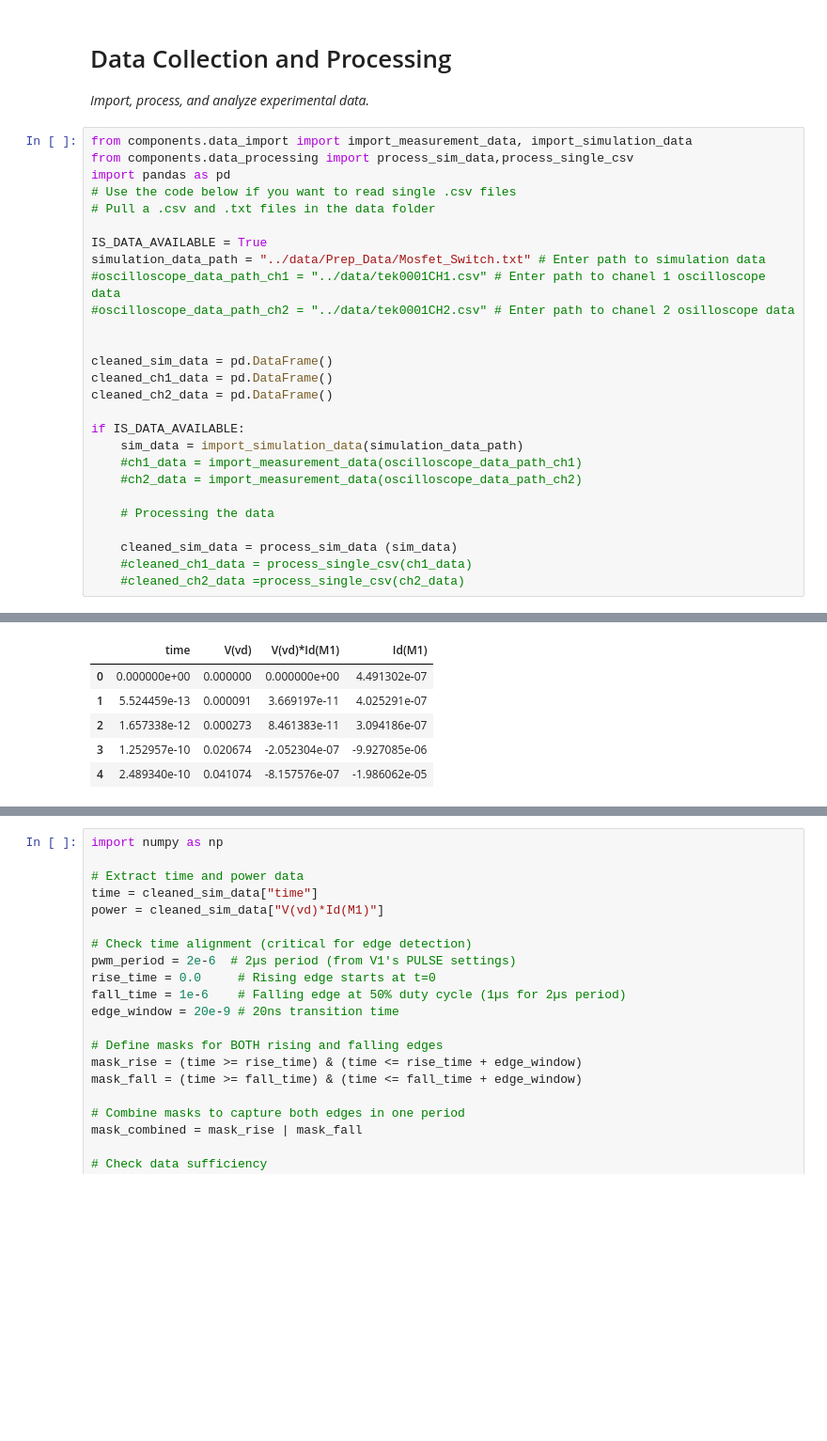
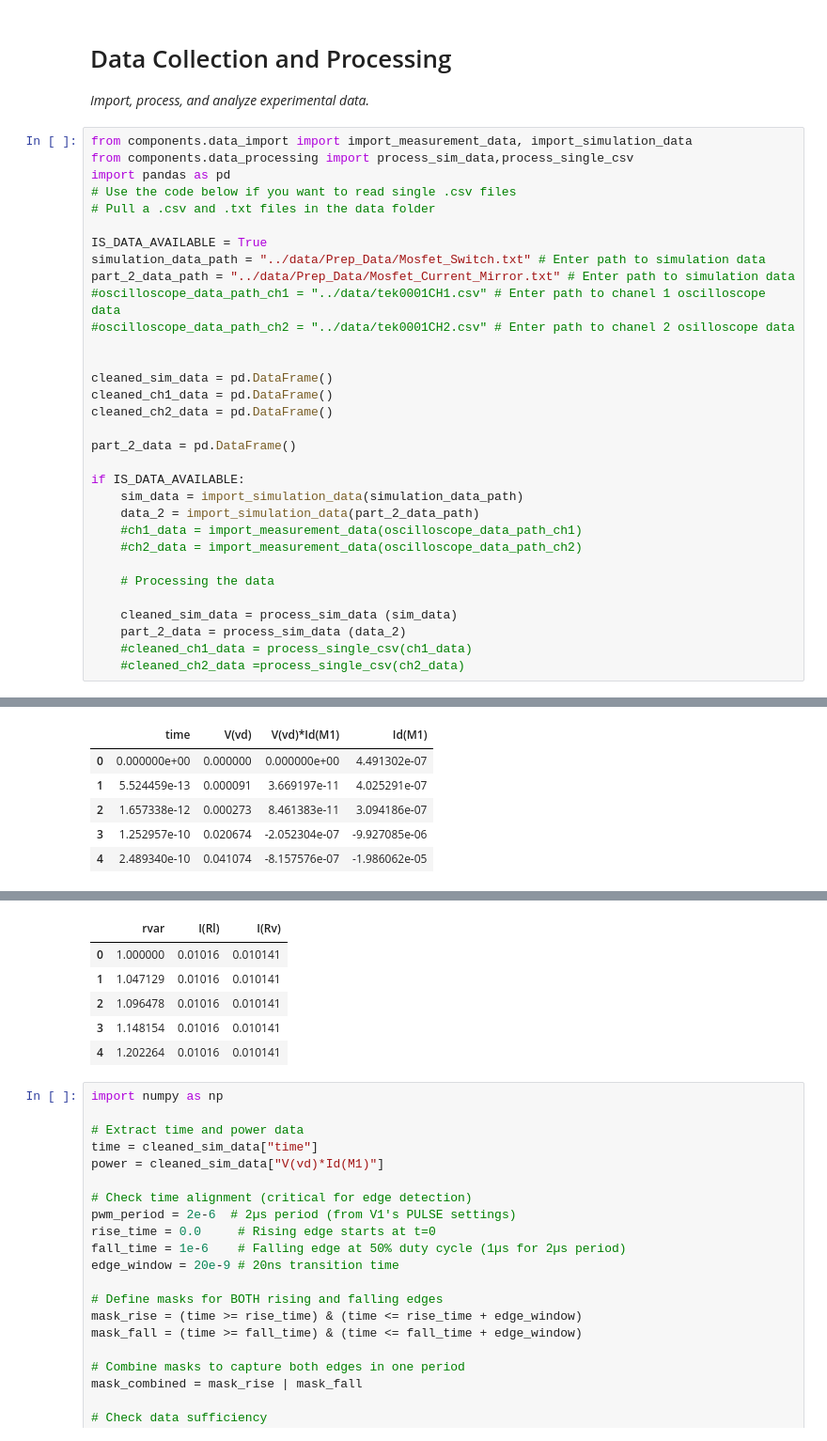
Before and after one commit to Ashu-NT/power_electronics_lab, a Jupyter notebook: src/Lab_2.ipynb, the cells around one changed output, grey strips where cells are left out. Shown at 94% size. Drawn from its saved outputs; the diff is of its cells as text; blank space fills up the shorter version.

```diff
--- a/src/Lab_2.ipynb
+++ b/src/Lab_2.ipynb
@@ -213,6 +215,7 @@ import pandas as pd
 
 IS_DATA_AVAILABLE = True
 simulation_data_path = "../data/Prep_Data/Mosfet_Switch.txt" # Enter path to simulation data
+part_2_data_path = "../data/Prep_Data/Mosfet_Current_Mirror.txt" # Enter path to simulation data
 #oscilloscope_data_path_ch1 = "../data/tek0001CH1.csv" # Enter path to chanel 1 oscilloscope data
 #oscilloscope_data_path_ch2 = "../data/tek0001CH2.csv" # Enter path to chanel 2 osilloscope data
 
@@ -221,14 +224,18 @@ cleaned_sim_data = pd.DataFrame()
 cleaned_ch1_data = pd.DataFrame()
 cleaned_ch2_data = pd.DataFrame()
 
+part_2_data = pd.DataFrame()
+
 if IS_DATA_AVAILABLE:
     sim_data = import_simulation_data(simulation_data_path)
+    data_2 = import_simulation_data(part_2_data_path)
     #ch1_data = import_measurement_data(oscilloscope_data_path_ch1)
     #ch2_data = import_measurement_data(oscilloscope_data_path_ch2)
 
     # Processing the data
 
     cleaned_sim_data = process_sim_data (sim_data)
+    part_2_data = process_sim_data (data_2)
     #cleaned_ch1_data = process_single_csv(ch1_data)
     #cleaned_ch2_data =process_single_csv(ch2_data)
 # %% [output]
@@ -242,3 +250,9 @@ if IS_DATA_AVAILABLE:
+|  | rvar | I(Rl) | I(Rv) |
+| 0 | 1.000000 | 0.01016 | 0.010141 |
+| 1 | 1.047129 | 0.01016 | 0.010141 |
+| 2 | 1.096478 | 0.01016 | 0.010141 |
+| 3 | 1.148154 | 0.01016 | 0.010141 |
+| 4 | 1.202264 | 0.01016 | 0.010141 |
 # %%
 import numpy as np
 
```
Also changed, not shown: parts of 5 cells of this notebook, 3 other files.
